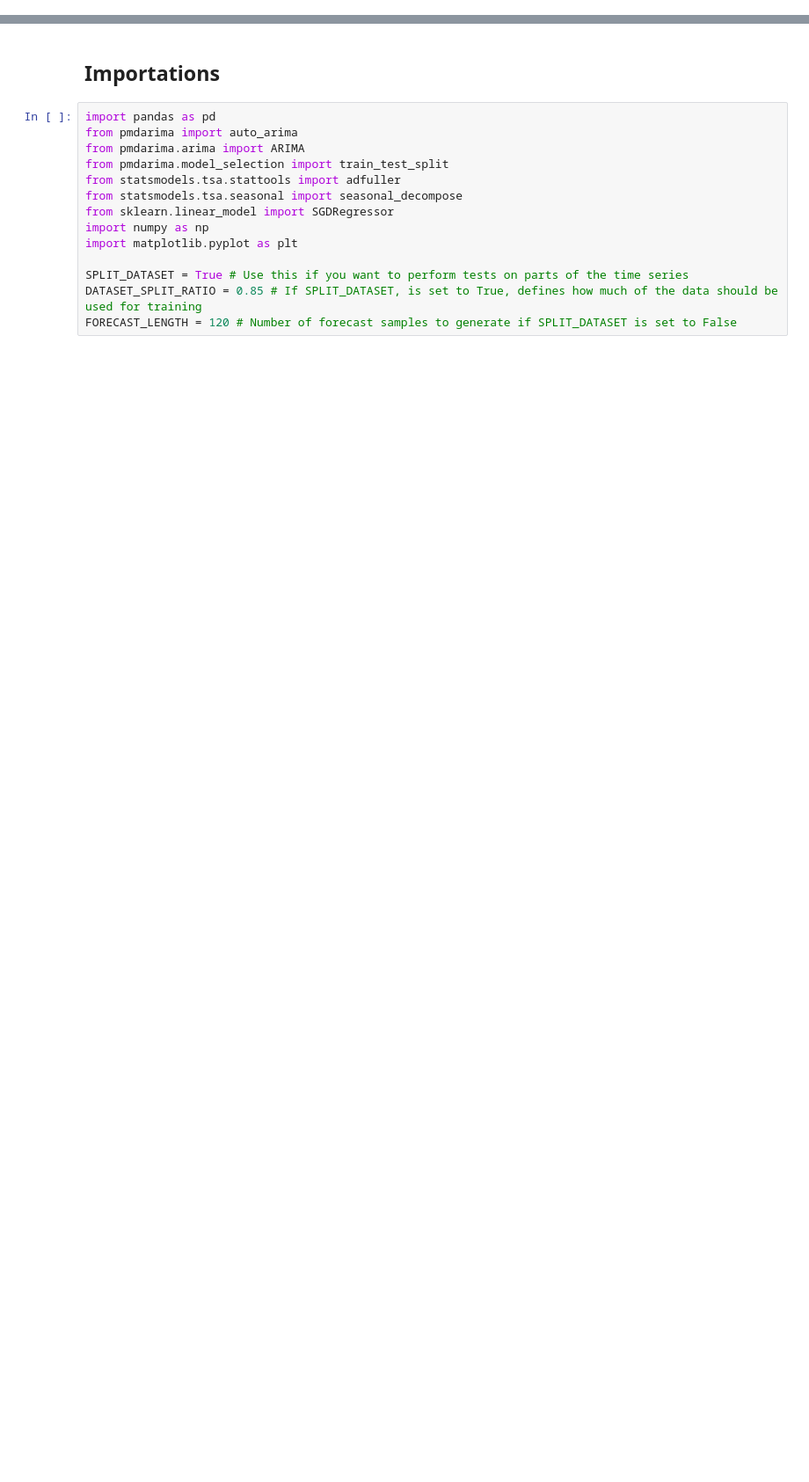
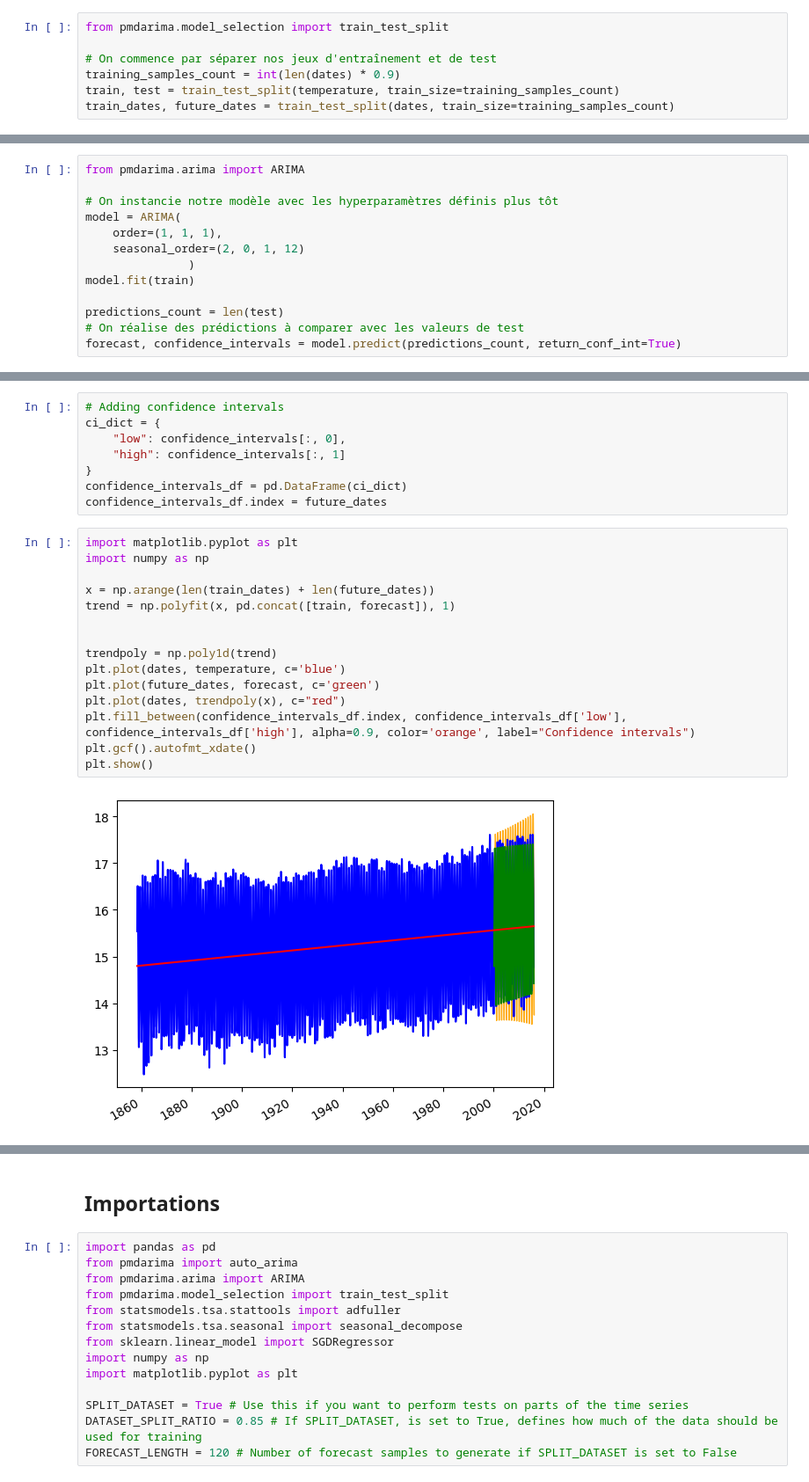
Before and after one commit to vinpap/predict_climate_change, a Jupyter notebook: model.ipynb, the cells around one changed output, grey strips where cells are left out. Shown at 88% size. Cells and saved outputs as stored; diff of their text form; blank space fills up the shorter version.

```diff
--- a/model.ipynb
+++ b/model.ipynb
@@ -0,0 +34,7 @@
+# %%
+from pmdarima.model_selection import train_test_split
+
+# On commence par séparer nos jeux d'entraînement et de test
+training_samples_count = int(len(dates) * 0.9)
+train, test = train_test_split(temperature, train_size=training_samples_count)
+train_dates, future_dates = train_test_split(dates, train_size=training_samples_count)
@@ -0,0 +69,13 @@
+# %%
+from pmdarima.arima import ARIMA
+
+# On instancie notre modèle avec les hyperparamètres définis plus tôt
+model = ARIMA(
+    order=(1, 1, 1),
+    seasonal_order=(2, 0, 1, 12)
+               )
+model.fit(train)
+
+predictions_count = len(test)
+# On réalise des prédictions à comparer avec les valeurs de test
+forecast, confidence_intervals = model.predict(predictions_count, return_conf_int=True)
@@ -0,0 +100,25 @@
+# %%
+# Adding confidence intervals
+ci_dict = {
+    "low": confidence_intervals[:, 0],
+    "high": confidence_intervals[:, 1]
+}
+confidence_intervals_df = pd.DataFrame(ci_dict)
+confidence_intervals_df.index = future_dates
+# %%
+import matplotlib.pyplot as plt
+import numpy as np
+
+x = np.arange(len(train_dates) + len(future_dates))
+trend = np.polyfit(x, pd.concat([train, forecast]), 1)
+
+
+trendpoly = np.poly1d(trend)
+plt.plot(dates, temperature, c='blue')
+plt.plot(future_dates, forecast, c='green')
+plt.plot(dates, trendpoly(x), c="red")
+plt.fill_between(confidence_intervals_df.index, confidence_intervals_df['low'], confidence_intervals_df['high'], alpha=0.9, color='orange', label="Confidence intervals")
+plt.gcf().autofmt_xdate()
+plt.show()
+# %% [output]
+[figure, added]
```
Also changed, not shown: parts of 7 cells of this notebook, 2 other files.
